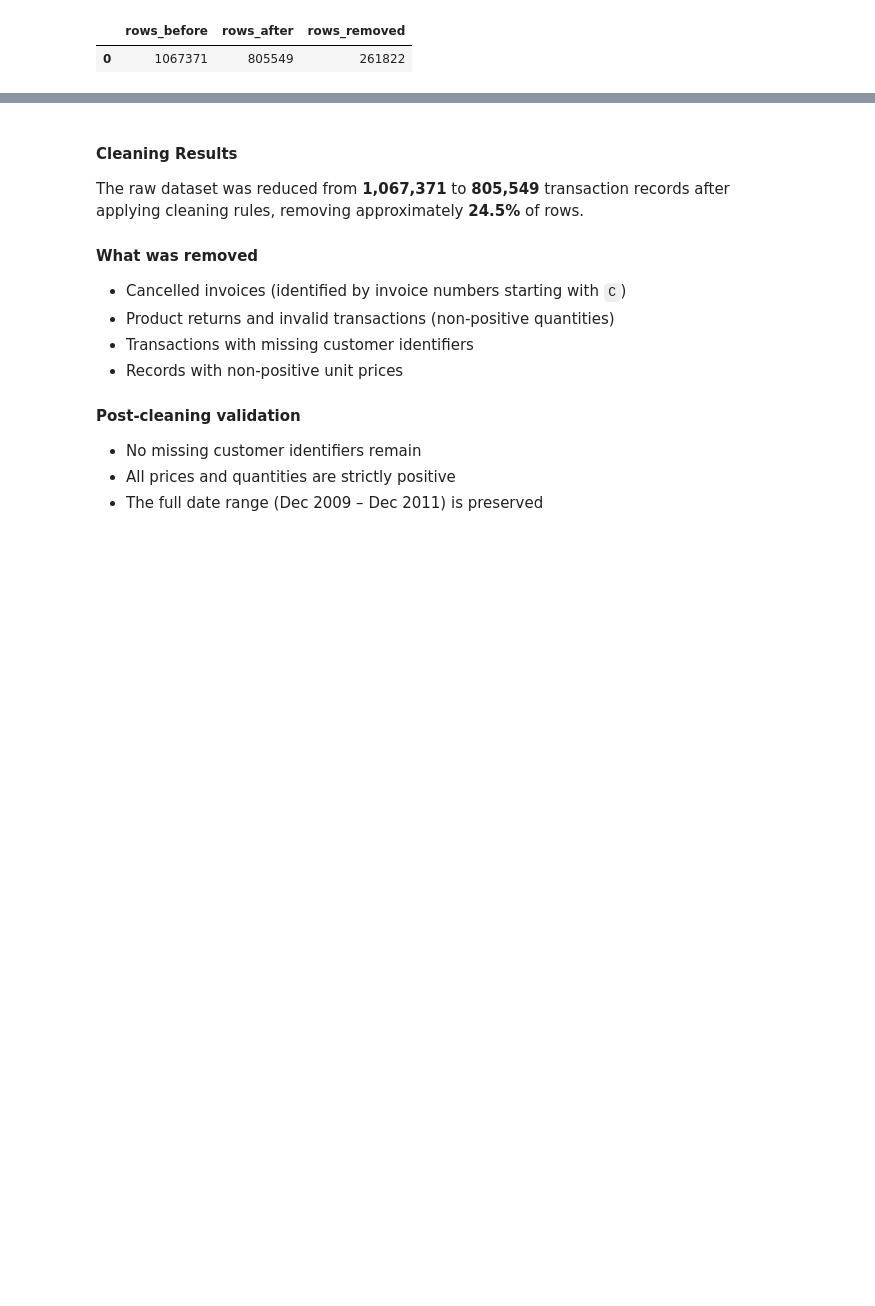
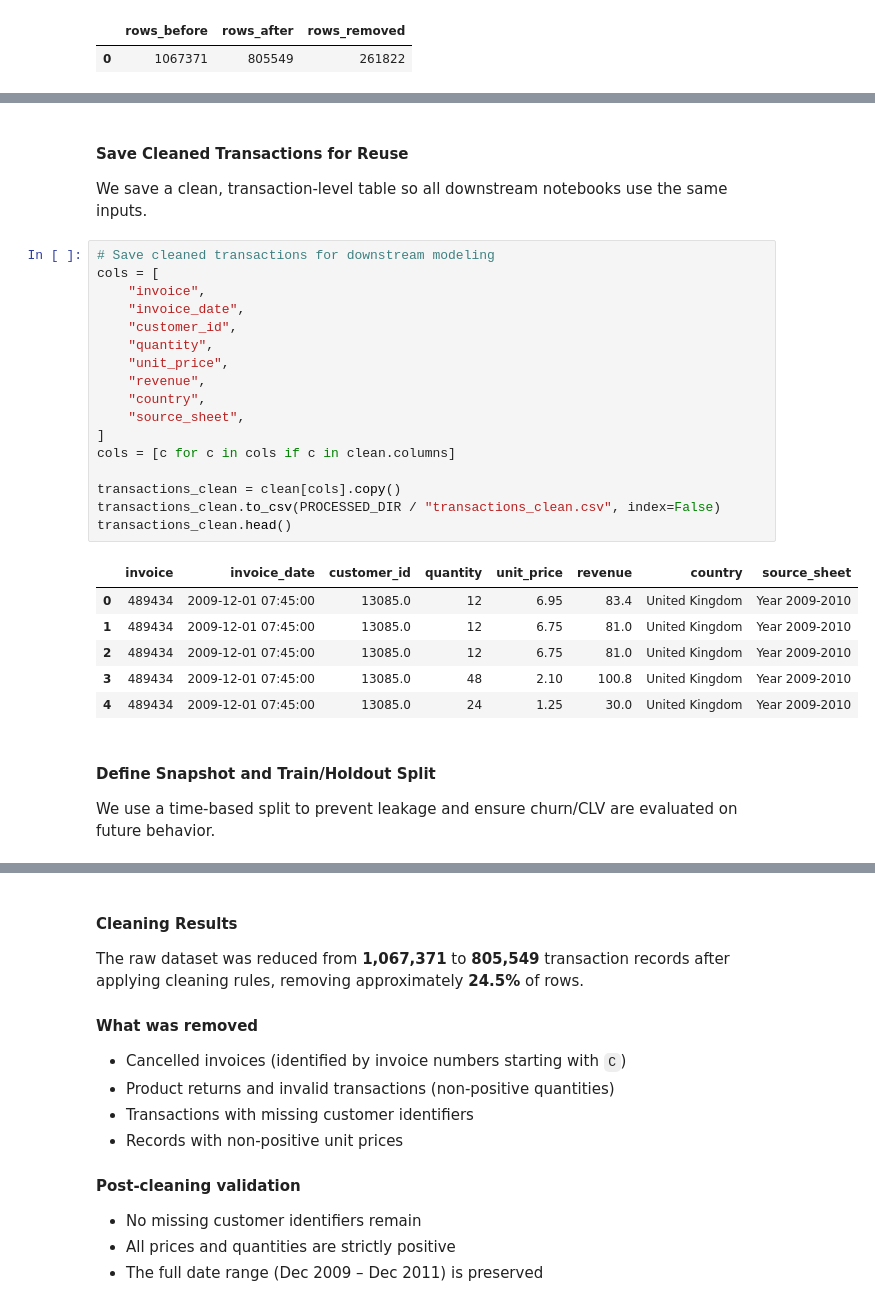
Before and after one commit to sairagamounika/Retail_Customer_Intelligence, a Jupyter notebook: notebooks/01_data_prep_and_eda.ipynb, the cells around one changed output, grey strips where cells are left out. Drawn from its saved outputs; the diff is of its cells as text; blank space fills up the shorter version.

```diff
--- a/notebooks/01_data_prep_and_eda.ipynb
+++ b/notebooks/01_data_prep_and_eda.ipynb
@@ -173,3 +198,35 @@ clean_summary
 # %% [output]
 |  | rows | min_date | max_date | remaining_missing_customer_id | remaining_nonpositive_price | remaining_nonpositive_qty |
 | 0 | 805549 | 2009-12-01 07:45:00 | 2011-12-09 12:50:00 | 0 | 0 | 0 |
+# %% [markdown]
+#### Save Cleaned Transactions for Reuse
+
+We save a clean, transaction-level table so all downstream notebooks use the same inputs.
+# %%
+# Save cleaned transactions for downstream modeling
+cols = [
+    "invoice",
+    "invoice_date",
+    "customer_id",
+    "quantity",
+    "unit_price",
+    "revenue",
+    "country",
+    "source_sheet",
+]
+cols = [c for c in cols if c in clean.columns]
+
+transactions_clean = clean[cols].copy()
+transactions_clean.to_csv(PROCESSED_DIR / "transactions_clean.csv", index=False)
+transactions_clean.head()
+# %% [output]
+|  | invoice | invoice_date | customer_id | quantity | unit_price | revenue | country | source_sheet |
+| 0 | 489434 | 2009-12-01 07:45:00 | 13085.0 | 12 | 6.95 | 83.4 | United Kingdom | Year 2009-2010 |
+| 1 | 489434 | 2009-12-01 07:45:00 | 13085.0 | 12 | 6.75 | 81.0 | United Kingdom | Year 2009-2010 |
+| 2 | 489434 | 2009-12-01 07:45:00 | 13085.0 | 12 | 6.75 | 81.0 | United Kingdom | Year 2009-2010 |
+| 3 | 489434 | 2009-12-01 07:45:00 | 13085.0 | 48 | 2.10 | 100.8 | United Kingdom | Year 2009-2010 |
+| 4 | 489434 | 2009-12-01 07:45:00 | 13085.0 | 24 | 1.25 | 30.0 | United Kingdom | Year 2009-2010 |
+# %% [markdown]
+#### Define Snapshot and Train/Holdout Split
+
+We use a time-based split to prevent leakage and ensure churn/CLV are evaluated on future behavior.
```
Also changed, not shown: parts of 18 cells of this notebook.
